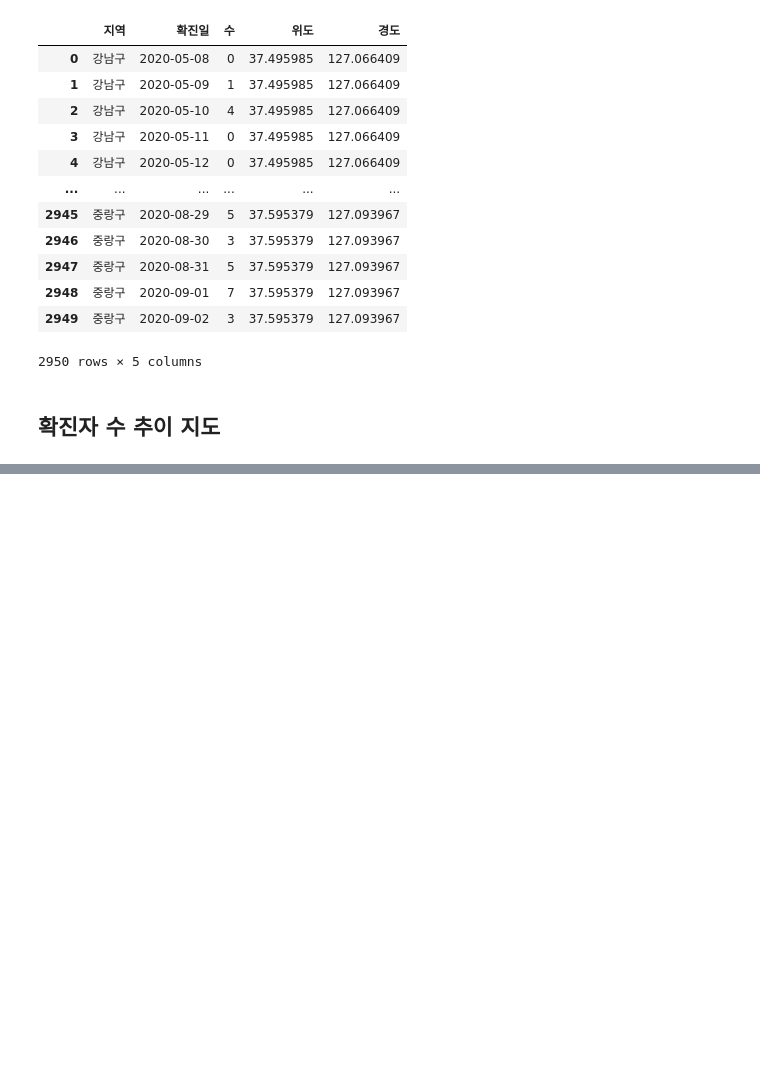
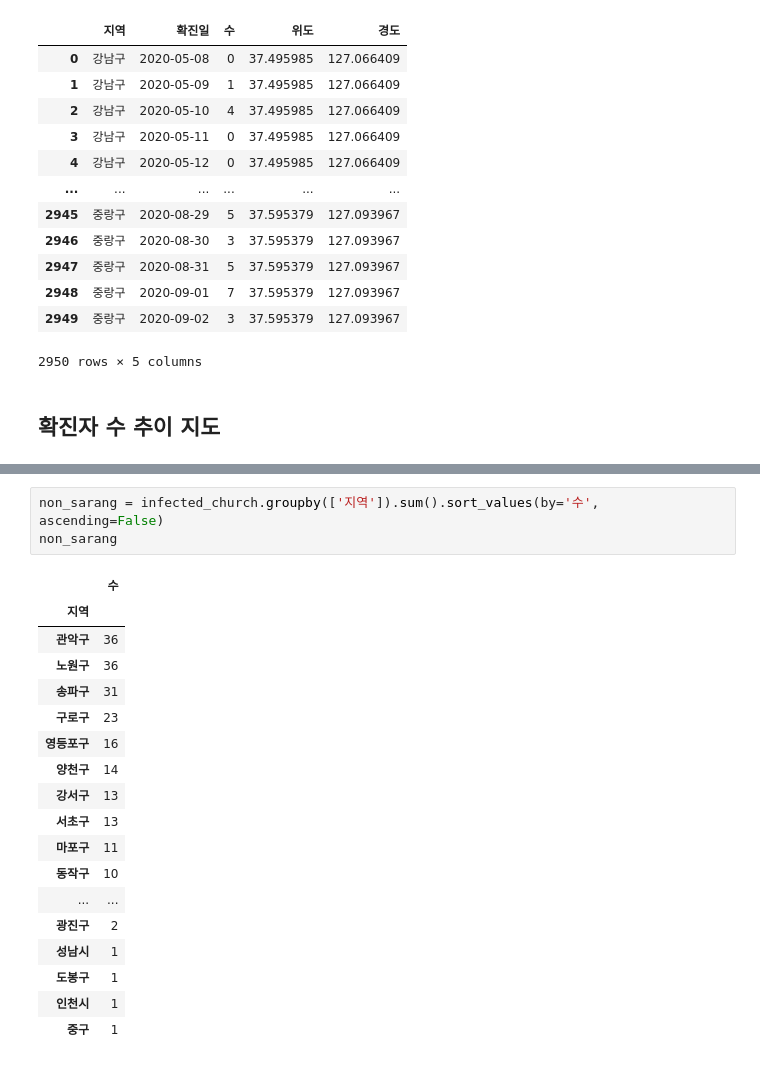
Before and after one commit to Lagom92/covid_visualize, a Jupyter notebook: note/2-2 5~8월 확진자 수 추이.ipynb, the cells around one changed output, grey strips where cells are left out. Drawn from its saved outputs; the diff is of its cells as text; blank space fills up the shorter version.

```diff
--- a/note/2-2_5월부터7월까지_유동인구_확진자_추이.ipynb
+++ b/note/2-2 5~8월 확진자 수 추이.ipynb
@@ -698,0 +566,22 @@ Name: 접촉력, dtype: int64
+# %%
+non_sarang = infected_church.groupby(['지역']).sum().sort_values(by='수', ascending=False)
+non_sarang
+# %% [output]
+|  | 수 |
+| 지역 |  |
+| 관악구 | 36 |
+| 노원구 | 36 |
+| 송파구 | 31 |
+| 구로구 | 23 |
+| 영등포구 | 16 |
+| 양천구 | 14 |
+| 강서구 | 13 |
+| 서초구 | 13 |
+| 마포구 | 11 |
+| 동작구 | 10 |
+| ... | ... |
+| 광진구 | 2 |
+| 성남시 | 1 |
+| 도봉구 | 1 |
+| 인천시 | 1 |
+| 중구 | 1 |
```
Also changed, not shown: parts of 19 cells of this notebook.
